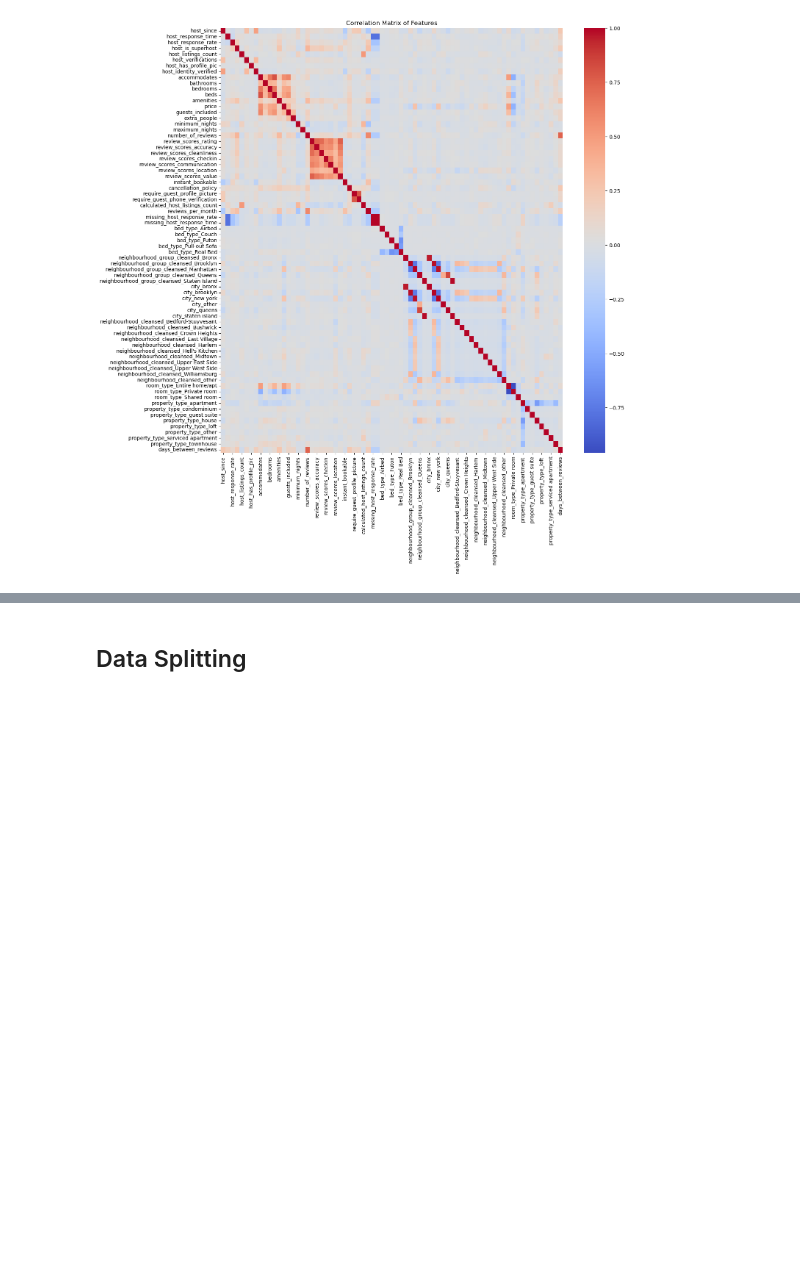
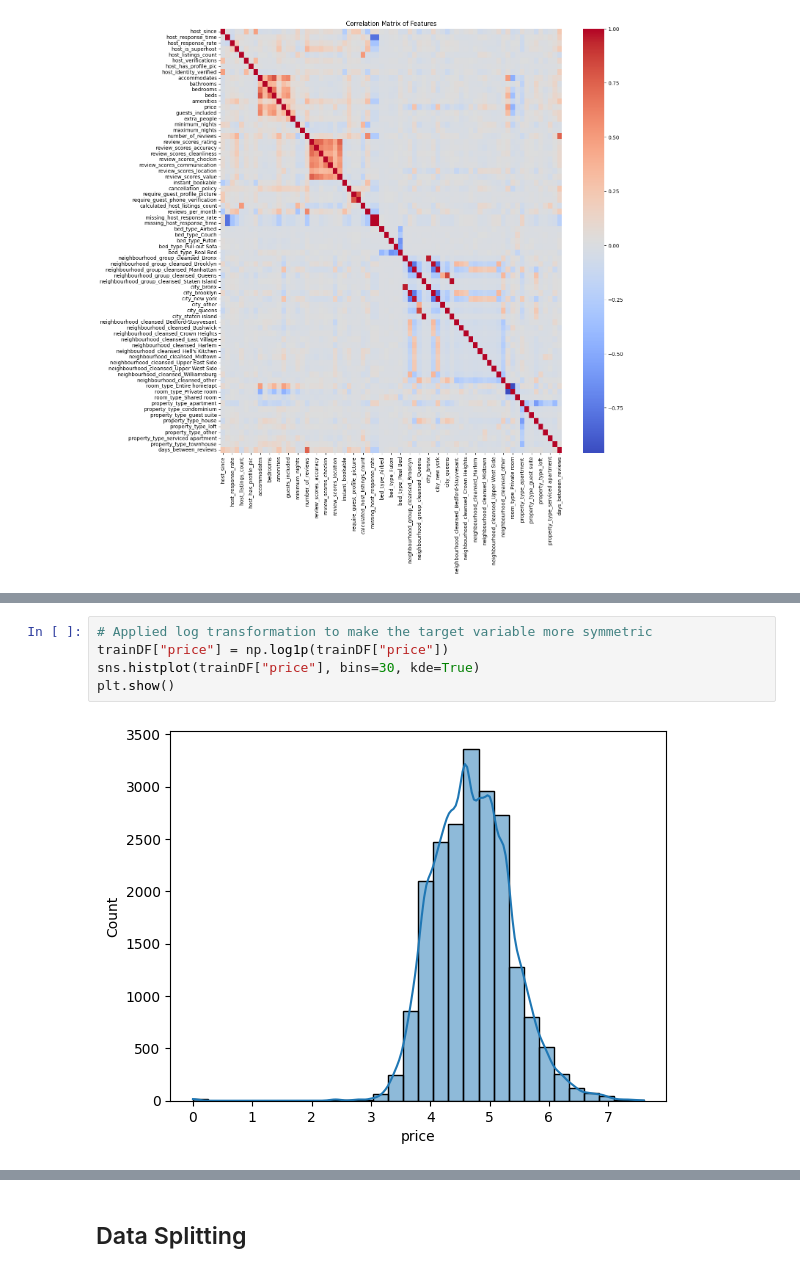
Before and after one commit to Willnguyen02/CS235F_HW2, a Jupyter notebook: CS235_HW2_Nguyen_William.ipynb, the cells around one changed output, grey strips where cells are left out. Cells and saved outputs as stored; diff of their text form; blank space fills up the shorter version.

```diff
--- a/CS235_HW2_Nguyen_William.ipynb
+++ b/CS235_HW2_Nguyen_William.ipynb
@@ -729,0 +738,7 @@ plt.show()
+# %%
+# Applied log transformation to make the target variable more symmetric
+trainDF["price"] = np.log1p(trainDF["price"])
+sns.histplot(trainDF["price"], bins=30, kde=True)
+plt.show()
+# %% [output]
+[figure, added]
```
Also changed, not shown: parts of 11 cells of this notebook, 3 other files.
